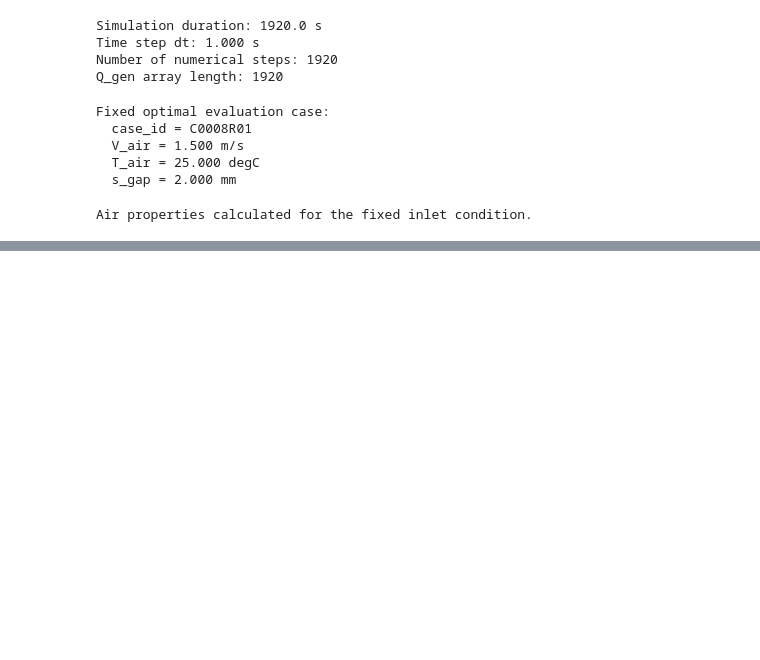
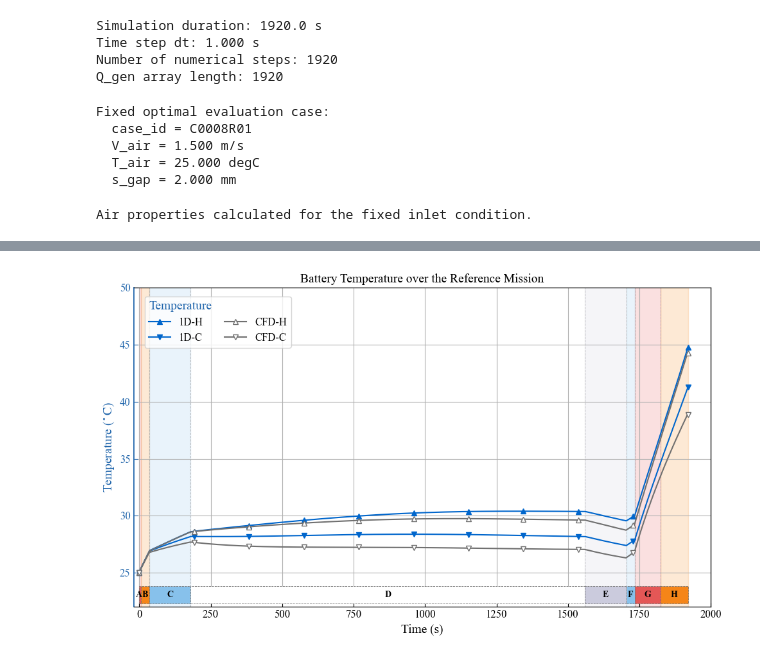
Before and after one commit to sxwd4ever/eBATS, a Jupyter notebook: cases/C0008/C0008_PARK25_AC_1D_EVAL.ipynb, the cells around one changed output, grey strips where cells are left out. Drawn from its saved outputs; the diff is of its cells as text; code cells hidden in the pictures; blank space fills up the shorter version.

Commit message:
update C0008 and C0009 plotting notebooks

```diff
--- a/cases/C0008/C0008_PARK25_AC_1D_EVAL.ipynb
+++ b/cases/C0008/C0008_PARK25_AC_1D_EVAL.ipynb
@@ -311,0 +295,92 @@ Saved temperature-curve figure: d:\eBATS\out\C0008\C0008R01_PARK25_AC_1D_EVAL.pn
+# %%
+# plot and save the 1D and CFD maximum/minimum battery-temperature curves in the same style as C0016
+import matplotlib.pyplot as plt
+from matplotlib.patches import Rectangle
+from matplotlib.transforms import blended_transform_factory
+
+os.makedirs(OUTPUT_DIR, exist_ok=True)
+figure_path = os.path.join(OUTPUT_DIR, RESULT_FIGURE_NAME)
+figure_path_pdf = os.path.splitext(figure_path)[0] + '.pdf'
+
+font_size = 12
+stage_boundaries = [6.0, 36.0, 180.0, 1560.0, 1704.0, 1734.0, 1824.0, 1920.0]
+stage_names = ['A: Take-off', 'B: Ascent Transition', 'C: Acceleration', 'D: Cruise', 'E: Deceleration', 'F: Descent Transition', 'G: Hovering', 'H: Landing']
+stages_bgcolors = ['#E45756', '#F58518', '#87c1eb', '#FFFFFF', '#CBCBDD', '#87c1eb', '#E45756', '#F58518']
+
+plt.rcdefaults()
+plt.rcParams.update({'font.family': 'Times New Roman', 'mathtext.fontset': 'stix', 'font.size': font_size, 'axes.labelsize': font_size, 'axes.titlesize': font_size, 'xtick.labelsize': font_size, 'ytick.labelsize': font_size, 'axes.linewidth': 0.9, 'xtick.direction': 'in', 'ytick.direction': 'in', 'xtick.major.width': 0.8, 'ytick.major.width': 0.8, 'xtick.major.size': 4, 'ytick.major.size': 4, 'axes.unicode_minus': False})
+
+fig, ax1 = plt.subplots(figsize=(10, 6))
+ax1.set_xlim(-20, 2000)
+all_temp_min = min(np.min(results['Tmin_C']), np.min(cfd_temperature_data['CFD_min']['temperature_C']), np.min(cfd_temperature_data['CFD_max']['temperature_C']))
+all_temp_max = max(np.max(results['Tmax_C']), np.max(cfd_temperature_data['CFD_min']['temperature_C']), np.max(cfd_temperature_data['CFD_max']['temperature_C']))
+y_min = min(22.0, np.floor(all_temp_min) - 1.0)
+y_max = max(50.0, np.ceil(all_temp_max) + 1.0)
+ax1.set_ylim(y_min, y_max)
+
+alpha_band = 0.18
+for i in range(len(stage_boundaries)):
+    t_start = 0.0 if i == 0 else stage_boundaries[i - 1]
+    t_end = stage_boundaries[i]
+    ax1.axvspan(t_start, t_end, color=stages_bgcolors[i], alpha=alpha_band, zorder=0)
+
+for boundary in stage_boundaries[1:-1]:
+    ax1.axvline(boundary, color='0.65', linewidth=0.7, linestyle='--', alpha=0.7, zorder=1)
+
+trans = blended_transform_factory(ax1.transData, ax1.transAxes)
+bar_bottom = 0.01
+bar_height = 0.055
+
+for i, name in enumerate(stage_names):
+    t_start = 0.0 if i == 0 else stage_boundaries[i - 1]
+    t_end = stage_boundaries[i]
+    t_mid = 0.5 * (t_start + t_end)
+    duration = t_end - t_start
+    offset = 5.0 if i == 0 else 0.0
+    rect = Rectangle((t_start, bar_bottom), duration, bar_height, transform=trans, facecolor=stages_bgcolors[i], edgecolor='0.45', linewidth=0.6, linestyle='--', clip_on=False, zorder=10, alpha=1.0)
+    ax1.add_patch(rect)
+    ax1.text(t_mid - offset, bar_bottom + 0.5 * bar_height, name.split(':')[0], transform=trans, ha='center', va='center', rotation=0, fontsize=font_size - 2, fontweight='bold', color='black', clip_on=False, zorder=11)
+
+left_style = {
+    '1D_MIN': dict(label='1D-C', color='#0066CC', ls='-', marker='v'),
+    '1D_MAX': dict(label='1D-H', color='#0066CC', ls='-', marker='^'),
+    'CFD_MIN': dict(label='CFD-C', color='#707070', ls='-', marker='v', markerfacecolor='white'),
+    'CFD_MAX': dict(label='CFD-H', color='#707070', ls='-', marker='^', markerfacecolor='white')
+}
+left_color = '#2166AC'
+mark_number = 10
+mark_spacing_1d = max(1, len(results['time_s']) // mark_number)
+mark_spacing_cfd_max = max(1, len(cfd_temperature_data['CFD_max']) // mark_number)
+mark_spacing_cfd_min = max(1, len(cfd_temperature_data['CFD_min']) // mark_number)
+
+ax1.plot(results['time_s'], results['Tmax_C'], markevery=mark_spacing_1d, **left_style['1D_MAX'])
+ax1.plot(results['time_s'], results['Tmin_C'], markevery=mark_spacing_1d, **left_style['1D_MIN'])
+ax1.plot(cfd_temperature_data['CFD_max']['time_s'], cfd_temperature_data['CFD_max']['temperature_C'], markevery=mark_spacing_cfd_max, **left_style['CFD_MAX'])
+ax1.plot(cfd_temperature_data['CFD_min']['time_s'], cfd_temperature_data['CFD_min']['temperature_C'], markevery=mark_spacing_cfd_min, **left_style['CFD_MIN'])
+
+ax1.set_xlabel('Time (s)', fontsize=font_size + 2)
+ax1.set_ylabel(r'Temperature ($^\circ\mathrm{C}$)', color=left_color, fontsize=font_size + 2)
+ax1.tick_params(axis='y', colors=left_color)
+ax1.spines['left'].set_color(left_color)
+ax1.spines['left'].set_linewidth(1.3)
+ax1.set_title('Battery Temperature over the Reference Mission', fontsize=font_size + 2)
+
+handles_left, labels_left = ax1.get_legend_handles_labels()
+handle_order = [0, 1, 2, 3]
+handles_left = [handles_left[i] for i in handle_order]
+labels_left = [labels_left[i] for i in handle_order]
+
+leg1 = ax1.legend(handles_left, labels_left, loc='upper left', bbox_to_anchor=(0.01, 0.99), ncol=2, fontsize=font_size, alignment='left')
+leg1.set_title(r'Temperature', prop={'size': font_size + 2})
+leg1.get_title().set_color(left_color)
+
+ax1.grid()
+plt.tight_layout()
+plt.savefig(figure_path, dpi=600, bbox_inches='tight')
+plt.savefig(figure_path_pdf, dpi=600, bbox_inches='tight')
+plt.show()
+
+print(f'Saved temperature-curve figure: {figure_path}')
+print(f'Saved temperature-curve figure: {figure_path_pdf}')
+# %% [output]
+[figure, added]
```
Also changed, not shown: parts of 4 cells of this notebook, 7 other files.
